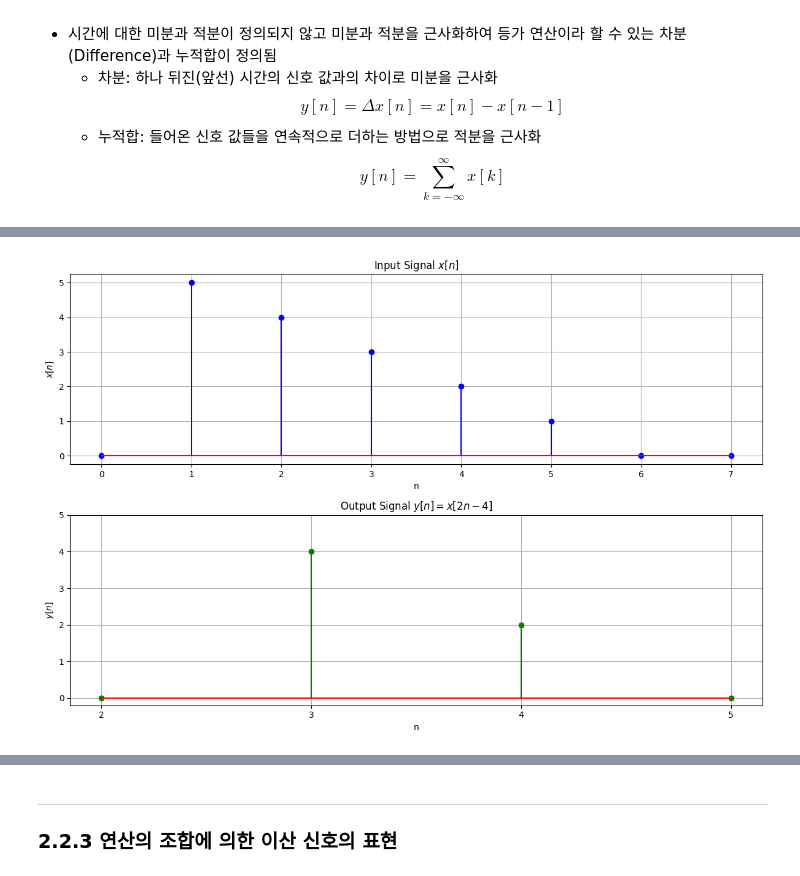
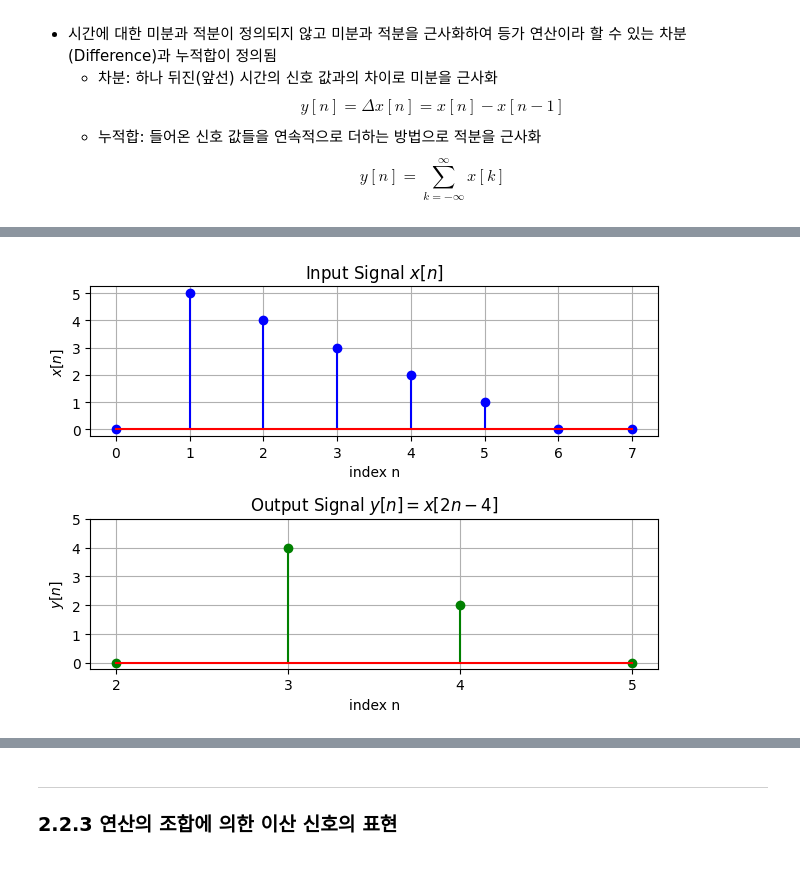
Before and after one commit to jwlee95/DSP_Class2025, a Jupyter notebook: Ch02_이산_신호와_시스템.ipynb, the cells around one changed output, grey strips where cells are left out. Saved outputs shown, nothing was run; the diff lists cells and outputs as text; code cells hidden in the pictures.

```diff
--- a/Ch02_이산_신호와_시스템.ipynb
+++ b/Ch02_이산_신호와_시스템.ipynb
@@ -354,7 +354,7 @@ import numpy as np
 import matplotlib.pyplot as plt
 
 # 한글 폰트 설정 (시스템에 해당 폰트가 설치되어 있어야 합니다)
-plt.rc('font', family='Malgun Gothic')
+# plt.rc('font', family='Malgun Gothic')
 plt.rcParams['axes.unicode_minus'] = False
 
 # 입력 신호 x[n]
@@ -374,13 +374,13 @@ n_y = np.arange(2, 6)
 y = np.array([x[2 * n - 4] for n in n_y])
 
 # 그래프 그리기
-plt.figure(figsize=(12, 8))
+# plt.figure(figsize=(12, 8))
 
 # 입력 신호 x[n] 플롯
 plt.subplot(2, 1, 1)
 plt.stem(n_x, x, linefmt='b-', markerfmt='bo', basefmt='r-')
 plt.title('Input Signal $x[n]$')
-plt.xlabel('n')
+plt.xlabel('index n')
 plt.ylabel('$x[n]$')
 plt.grid(True)
 plt.xticks(n_x)
@@ -390,7 +390,7 @@ plt.yticks(np.arange(0, 6, 1))
 plt.subplot(2, 1, 2)
 plt.stem(n_y, y, linefmt='g-', markerfmt='go', basefmt='r-')
 plt.title('Output Signal $y[n] = x[2n-4]$')
-plt.xlabel('n')
+plt.xlabel('index n')
 plt.ylabel('$y[n]$')
 plt.grid(True)
 plt.xticks(n_y)
@@ -419,4 +402,4 @@ WARNING:matplotlib.font_manager:findfont: Font family 'Malgun Gothic' not found.
-[figure, old version]
+[figure, new version]
 # %% [markdown]
 ## 코드 설명
 
```
Also changed, not shown: parts of 2 cells of this notebook.
